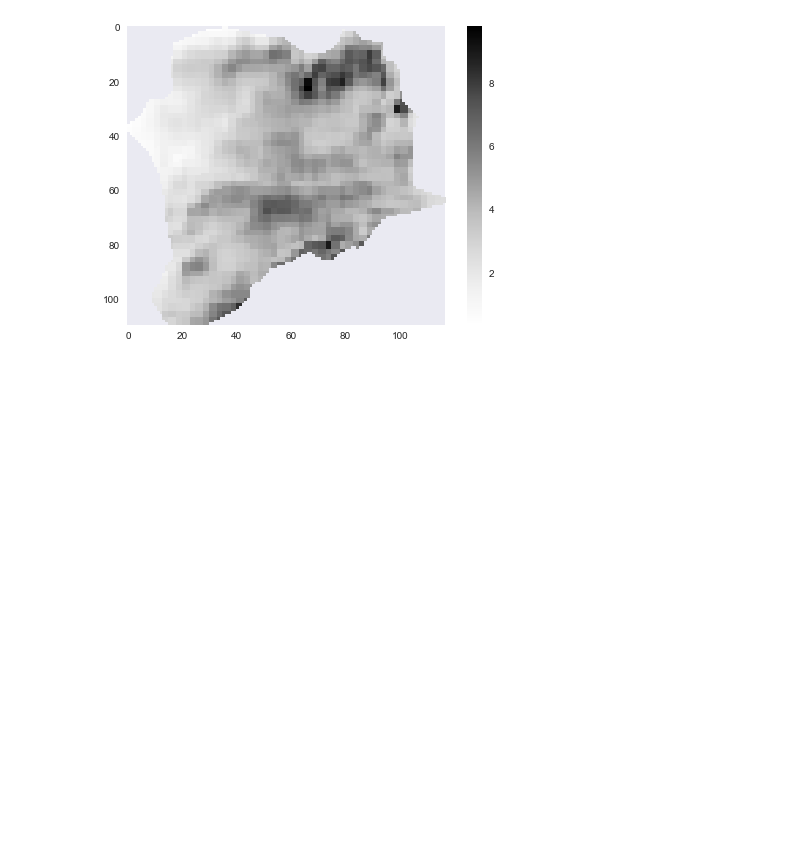
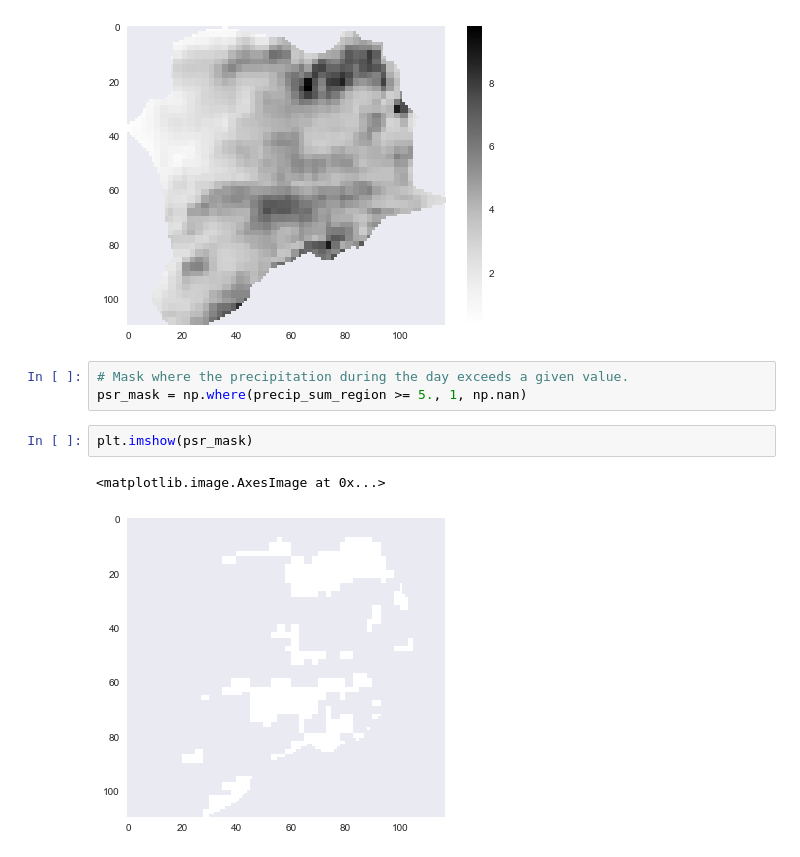
Before and after one commit to kmunve/APS, a Jupyter notebook: aps/notebooks/freezing_level.ipynb, the cells around one changed output. Drawn from its saved outputs; the diff is of its cells as text; blank space fills up the shorter version.

```diff
--- a/aps/notebooks/freezing_level.ipynb
+++ b/aps/notebooks/freezing_level.ipynb
@@ -197,3 +199,11 @@ plt.colorbar()
 [0.359375   0.40917969 0.41796875 ...        nan        nan        nan]
 <matplotlib.colorbar.Colorbar at 0x...>
 [figure]
+# %%
+# Mask where the precipitation during the day exceeds a given value.
+psr_mask = np.where(precip_sum_region >= 5., 1, np.nan)
+# %%
+plt.imshow(psr_mask)
+# %% [output]
+<matplotlib.image.AxesImage at 0x...>
+[figure, added]
```
Also changed, not shown: parts of 2 cells of this notebook, 3 other files.
